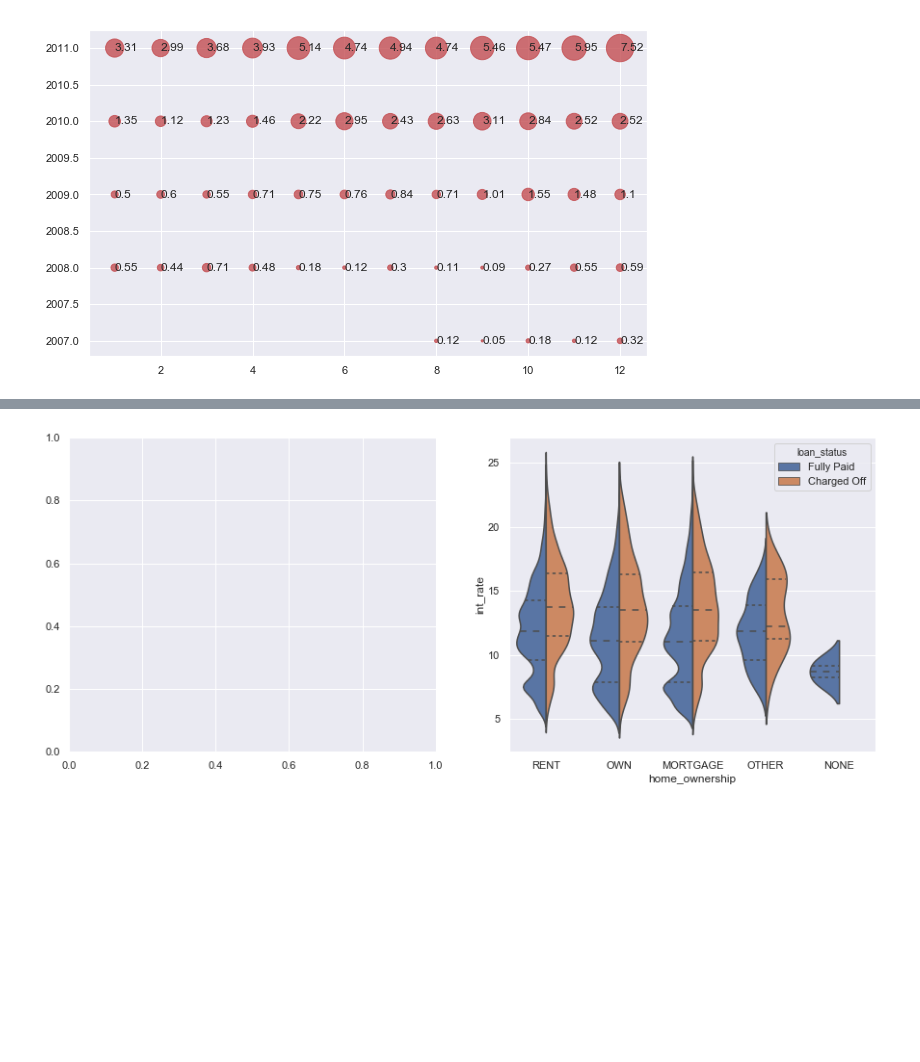
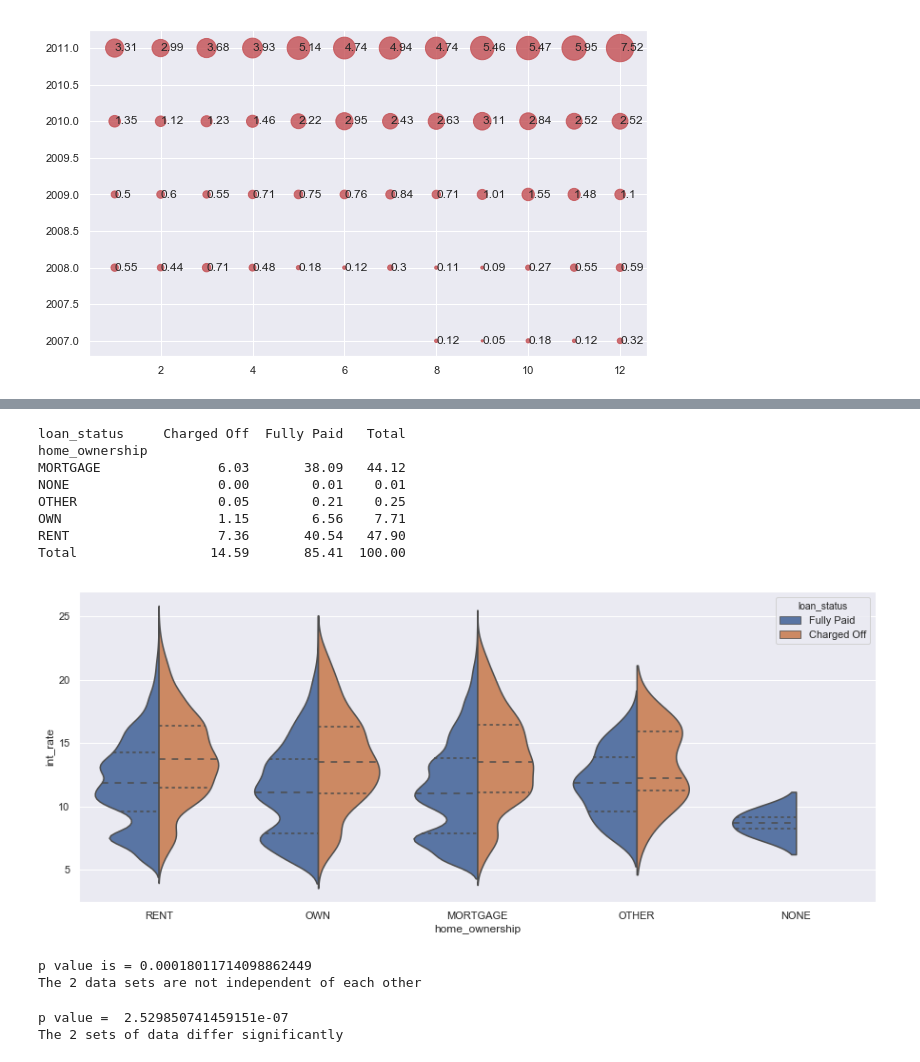
Before and after one commit to saneshashank/course2-GP1, a Jupyter notebook: Kamal_CodeUpdates/Assignment_2.ipynb, the cells around one changed output, grey strips where cells are left out. Saved outputs shown, nothing was run; the diff lists cells and outputs as text; code cells hidden in the pictures; blank space fills up the shorter version.

Commit message:
Added 2 (chi and t test) and updated 2 functions (bivariate)

```diff
--- a/Kamal_CodeUpdates/Assignment_2.ipynb
+++ b/Kamal_CodeUpdates/Assignment_2.ipynb
@@ -413,15 +420,26 @@ bi_analysis_num(df_loan.loc[df_loan.loan_status == 'Fully Paid' ,  ['loan_amnt'
 # %%
-# Bivariate analysis : Common function to perform correlation within data frame
+# Bivariate analysis for categorical variables : Common function to perform correlation within data frame
 
 def bi_analysis_cat(df):
     sns.set(rc={'figure.figsize':(15,6)})
-    f, axes = plt.subplots(1, 2)
 
-    #sns.heatmap( data = df.iloc[:,[0,1]] , ax = axes[0],annot=True , cmap = 'Greens' )
 
-    sns.violinplot( x = df.iloc[:,2] , y = df.iloc[:,1] ,  hue = df.iloc[:,3] , data = df , ax = axes[1], \
-                   vert = True , inner = 'quartile' ,scale_hue = True , split = True )
+    ct = pd.crosstab(df.iloc[:,1] , df.iloc[:,2] , margins = True , \
+                     margins_name = 'Total' , normalize = True).round(4) * 100
+
+    print(ct)
+
+    sns.violinplot( x = df.iloc[:,1] , y = df.iloc[:,0] ,  hue = df.iloc[:,2] , data = df , \
+                   vert = True , inner = 'quartile' ,scale_hue = True , split = True , annot = True )
 # %%
-bi_analysis_cat(df_loan[['loan_amnt' , 'int_rate' , 'home_ownership','loan_status']])
+bi_analysis_cat(df_loan[['int_rate' , 'home_ownership','loan_status']])
 # %% [output]
+loan_status     Charged Off  Fully Paid   Total
+home_ownership
+MORTGAGE               6.03       38.09   44.12
+NONE                   0.00        0.01    0.01
+OTHER                  0.05        0.21    0.25
+OWN                    1.15        6.56    7.71
+RENT                   7.36       40.54   47.90
+Total                 14.59       85.41  100.00
-[figure, old version]
+[figure, new version]
@@ -427,0 +462,7 @@ bi_analysis_cat(df_loan[['loan_amnt' , 'int_rate' , 'home_ownership','loan_statu
+# %%
+# Create a function for a Pearsons chi sq test for categorical variable
+
+chi2_cat_pearson(df_loan[['home_ownership','loan_status']])
+# %% [output]
+p value is = 0.00018011714098862449
+The 2 data sets are not independent of each other
@@ -427,0 +482,8 @@ bi_analysis_cat(df_loan[['loan_amnt' , 'int_rate' , 'home_ownership','loan_statu
+# %%
+# Sample Implementation of the Independent T test (tested with installment and loan amount)
+
+independant_ttest(df_loan[df_loan.loan_status == "Charged Off"].installment ,\
+                  df_loan[df_loan.loan_status == "Fully Paid"].installment)
+# %% [output]
+p value =  2.529850741459151e-07
+The 2 sets of data differ significantly
```
Also changed, not shown: parts of 8 cells of this notebook.
